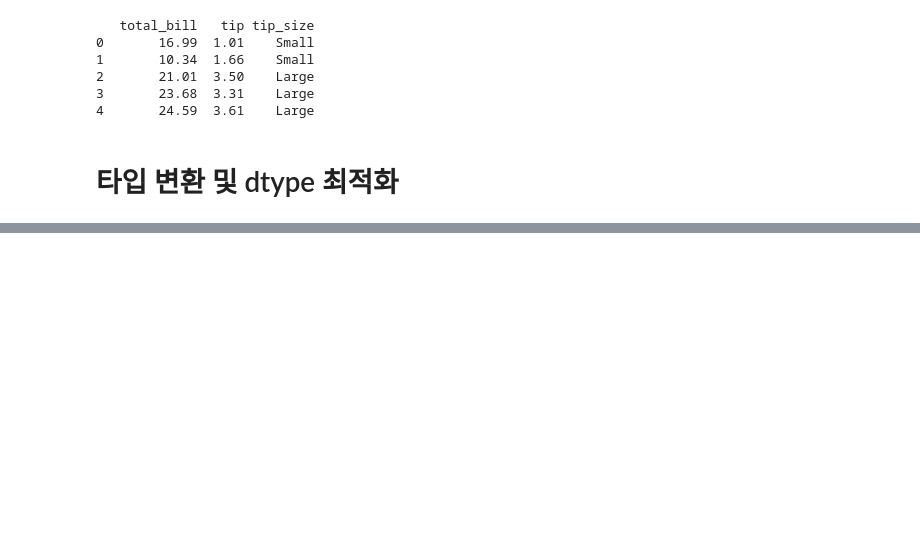
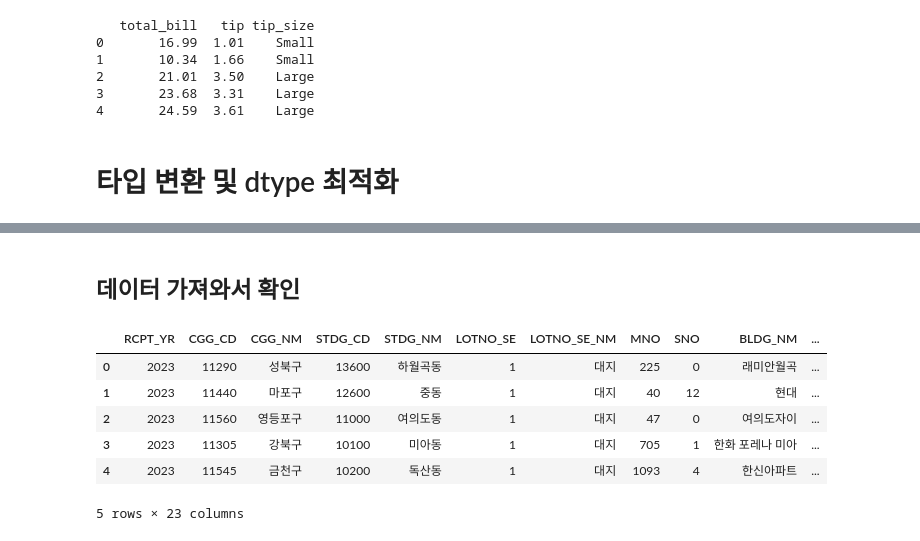
Before and after one commit to dschloe/de_etl_book_tutorial, a Jupyter notebook: ch06/dataframe_transformation.ipynb, the cells around one changed output, grey strips where cells are left out. Drawn from its saved outputs; the diff is of its cells as text; code cells hidden in the pictures; blank space fills up the shorter version.

```diff
--- a/ch06/dataframe_transformation.ipynb
+++ b/ch06/dataframe_transformation.ipynb
@@ -72,0 +283,18 @@ print(titanic[['age', 'age_int']].head(6))
+# %% [markdown]
+## 데이터 가져와서 확인
+# %%
+import pandas as pd
+
+# CSV.GZ 파일 읽기
+df1 = pd.read_csv("apartment_sales_data.csv.gz")
+
+# 데이터 확인
+df1.head()
+# %% [output]
+|  | RCPT_YR | CGG_CD | CGG_NM | STDG_CD | STDG_NM | LOTNO_SE | LOTNO_SE_NM | MNO | SNO | BLDG_NM | ... |
+| 0 | 2023 | 11290 | 성북구 | 13600 | 하월곡동 | 1 | 대지 | 225 | 0 | 래미안월곡 | ... |
+| 1 | 2023 | 11440 | 마포구 | 12600 | 중동 | 1 | 대지 | 40 | 12 | 현대 | ... |
+| 2 | 2023 | 11560 | 영등포구 | 11000 | 여의도동 | 1 | 대지 | 47 | 0 | 여의도자이 | ... |
+| 3 | 2023 | 11305 | 강북구 | 10100 | 미아동 | 1 | 대지 | 705 | 1 | 한화 포레나 미아 | ... |
+| 4 | 2023 | 11545 | 금천구 | 10200 | 독산동 | 1 | 대지 | 1093 | 4 | 한신아파트 | ... |
+5 rows × 23 columns
```
Also changed, not shown: parts of 4 cells of this notebook, 3 other files.
